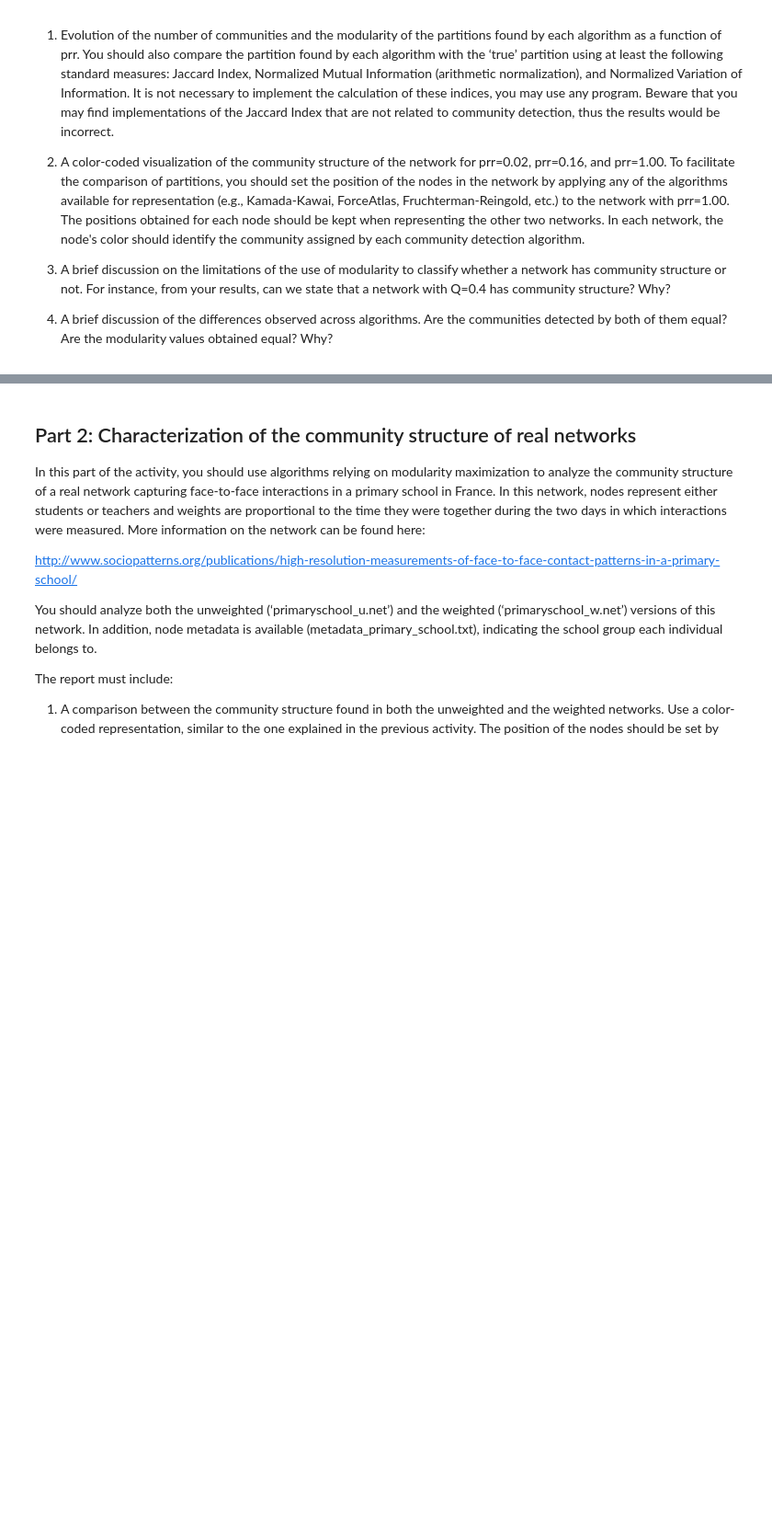
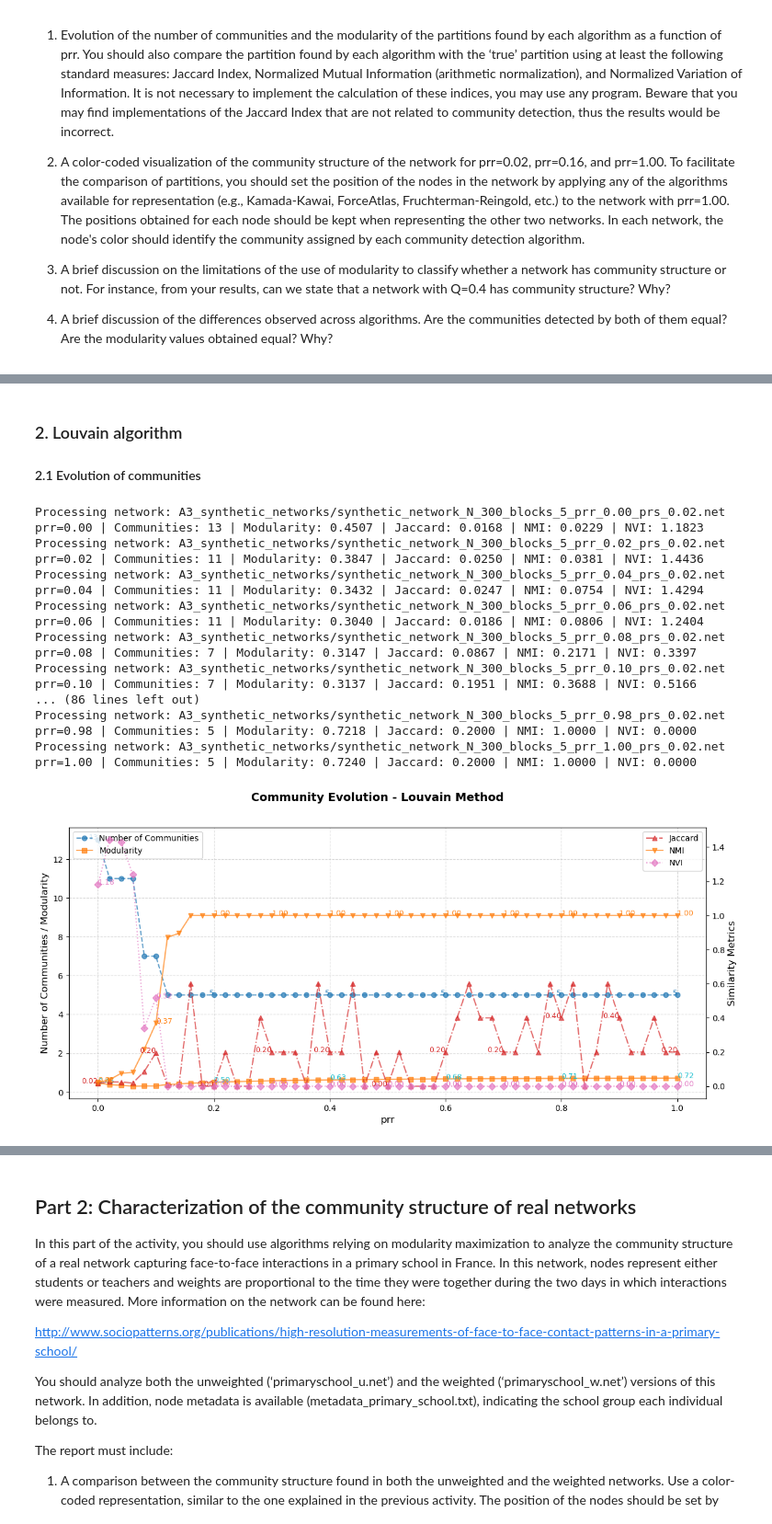
Before and after one commit to imiguelrodriguez/A2_ComplexNetworks, a Jupyter notebook: community_detection.ipynb, the cells around one changed output, grey strips where cells are left out. Shown at 92% size. Cells and saved outputs as stored; diff of their text form; code cells hidden in the pictures; blank space fills up the shorter version.

```diff
--- a/community_detection.ipynb
+++ b/community_detection.ipynb
@@ -51,0 +79,29 @@ prr=1.00 | Communities: 5 | Modularity: 0.7240 | Jaccard: 0.2000 | NMI: 1.0000 |
+# %% [markdown]
+### 2. Louvain algorithm
+
+#### 2.1 Evolution of communities
+# %%
+from utils import analyze_network_evolution, plot_results
+
+method = "louvain"
+results = analyze_network_evolution(method)
+plot_results(results, method)
+# %% [output]
+Processing network: A3_synthetic_networks/synthetic_network_N_300_blocks_5_prr_0.00_prs_0.02.net
+prr=0.00 | Communities: 13 | Modularity: 0.4507 | Jaccard: 0.0168 | NMI: 0.0229 | NVI: 1.1823
+Processing network: A3_synthetic_networks/synthetic_network_N_300_blocks_5_prr_0.02_prs_0.02.net
+prr=0.02 | Communities: 11 | Modularity: 0.3847 | Jaccard: 0.0250 | NMI: 0.0381 | NVI: 1.4436
+Processing network: A3_synthetic_networks/synthetic_network_N_300_blocks_5_prr_0.04_prs_0.02.net
+prr=0.04 | Communities: 11 | Modularity: 0.3432 | Jaccard: 0.0247 | NMI: 0.0754 | NVI: 1.4294
+Processing network: A3_synthetic_networks/synthetic_network_N_300_blocks_5_prr_0.06_prs_0.02.net
+prr=0.06 | Communities: 11 | Modularity: 0.3040 | Jaccard: 0.0186 | NMI: 0.0806 | NVI: 1.2404
+Processing network: A3_synthetic_networks/synthetic_network_N_300_blocks_5_prr_0.08_prs_0.02.net
+prr=0.08 | Communities: 7 | Modularity: 0.3147 | Jaccard: 0.0867 | NMI: 0.2171 | NVI: 0.3397
+Processing network: A3_synthetic_networks/synthetic_network_N_300_blocks_5_prr_0.10_prs_0.02.net
+prr=0.10 | Communities: 7 | Modularity: 0.3137 | Jaccard: 0.1951 | NMI: 0.3688 | NVI: 0.5166
+... (86 lines left out)
+Processing network: A3_synthetic_networks/synthetic_network_N_300_blocks_5_prr_0.98_prs_0.02.net
+prr=0.98 | Communities: 5 | Modularity: 0.7218 | Jaccard: 0.2000 | NMI: 1.0000 | NVI: 0.0000
+Processing network: A3_synthetic_networks/synthetic_network_N_300_blocks_5_prr_1.00_prs_0.02.net
+prr=1.00 | Communities: 5 | Modularity: 0.7240 | Jaccard: 0.2000 | NMI: 1.0000 | NVI: 0.0000
+[figure, added]
```
Also changed, not shown: parts of 8 cells of this notebook, 1 other file.
